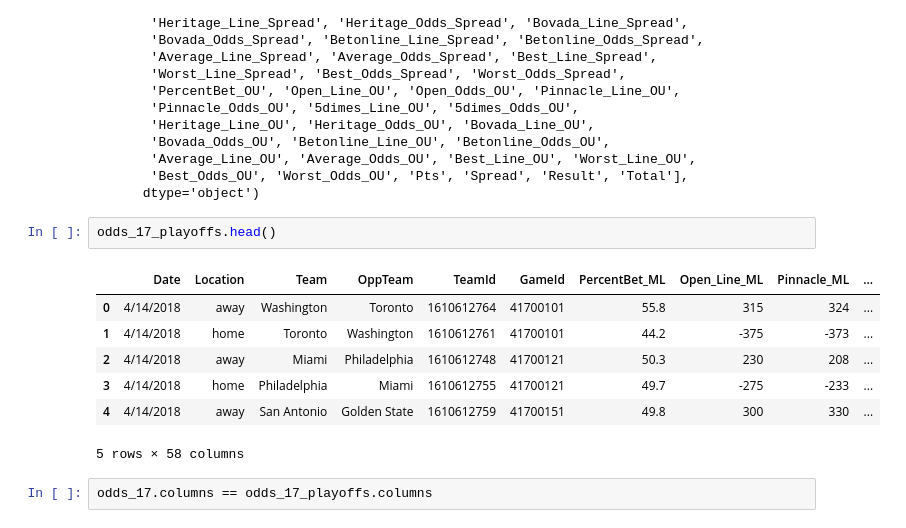
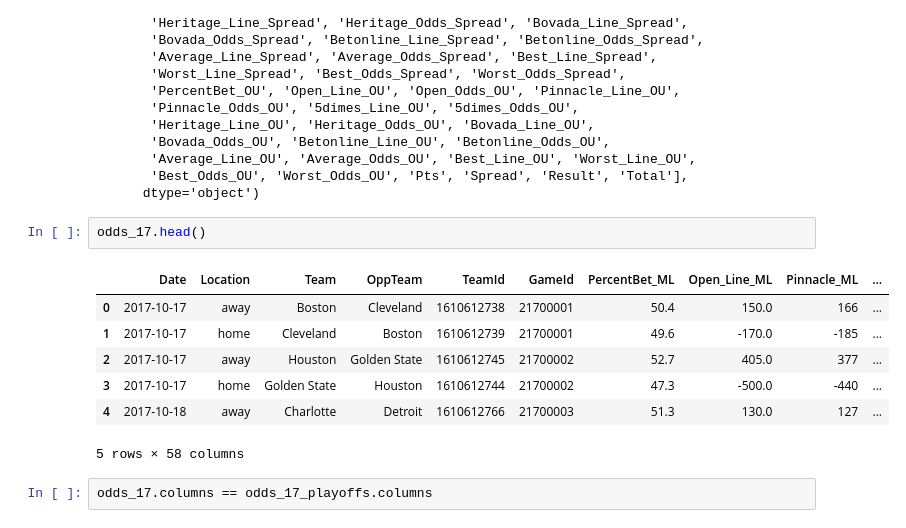
Before and after one commit to kyle-rgb/NBA_Sportsbook_Project, a Jupyter notebook: notebooks/Transforming_Stage.ipynb, the cells around one changed output. Cells and saved outputs as stored; diff of their text form.

```diff
--- a/notebooks/Transforming_Stage.ipynb
+++ b/notebooks/Transforming_Stage.ipynb
@@ -372,14 +465,14 @@ Index(['Date', 'Location', 'Team', 'OppTeam', 'TeamId', 'GameId',
        'Best_Odds_OU', 'Worst_Odds_OU', 'Pts', 'Spread', 'Result', 'Total'],
       dtype='object')
 # %%
-odds_17_playoffs.head()
+odds_17.head()
 # %% [output]
 |  | Date | Location | Team | OppTeam | TeamId | GameId | PercentBet_ML | Open_Line_ML | Pinnacle_ML | ... |
-| 0 | 4/14/2018 | away | Washington | Toronto | 1610612764 | 41700101 | 55.8 | 315 | 324 | ... |
-| 1 | 4/14/2018 | home | Toronto | Washington | 1610612761 | 41700101 | 44.2 | -375 | -373 | ... |
-| 2 | 4/14/2018 | away | Miami | Philadelphia | 1610612748 | 41700121 | 50.3 | 230 | 208 | ... |
-| 3 | 4/14/2018 | home | Philadelphia | Miami | 1610612755 | 41700121 | 49.7 | -275 | -233 | ... |
-| 4 | 4/14/2018 | away | San Antonio | Golden State | 1610612759 | 41700151 | 49.8 | 300 | 330 | ... |
+| 0 | 2017-10-17 | away | Boston | Cleveland | 1610612738 | 21700001 | 50.4 | 150.0 | 166 | ... |
+| 1 | 2017-10-17 | home | Cleveland | Boston | 1610612739 | 21700001 | 49.6 | -170.0 | -185 | ... |
+| 2 | 2017-10-17 | away | Houston | Golden State | 1610612745 | 21700002 | 52.7 | 405.0 | 377 | ... |
+| 3 | 2017-10-17 | home | Golden State | Houston | 1610612744 | 21700002 | 47.3 | -500.0 | -440 | ... |
+| 4 | 2017-10-18 | away | Charlotte | Detroit | 1610612766 | 21700003 | 51.3 | 130.0 | 127 | ... |
 5 rows × 58 columns
 # %%
 odds_17.columns == odds_17_playoffs.columns
```
Also changed, not shown: parts of 72 cells of this notebook.
